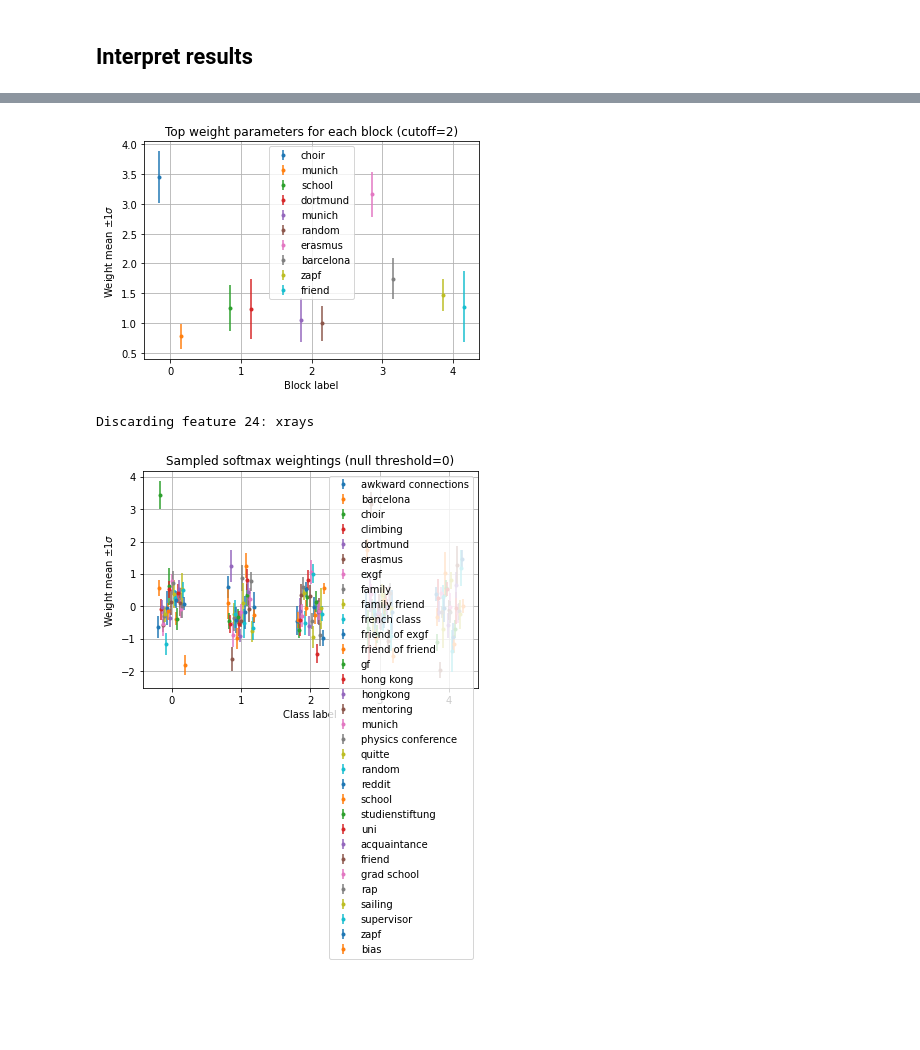
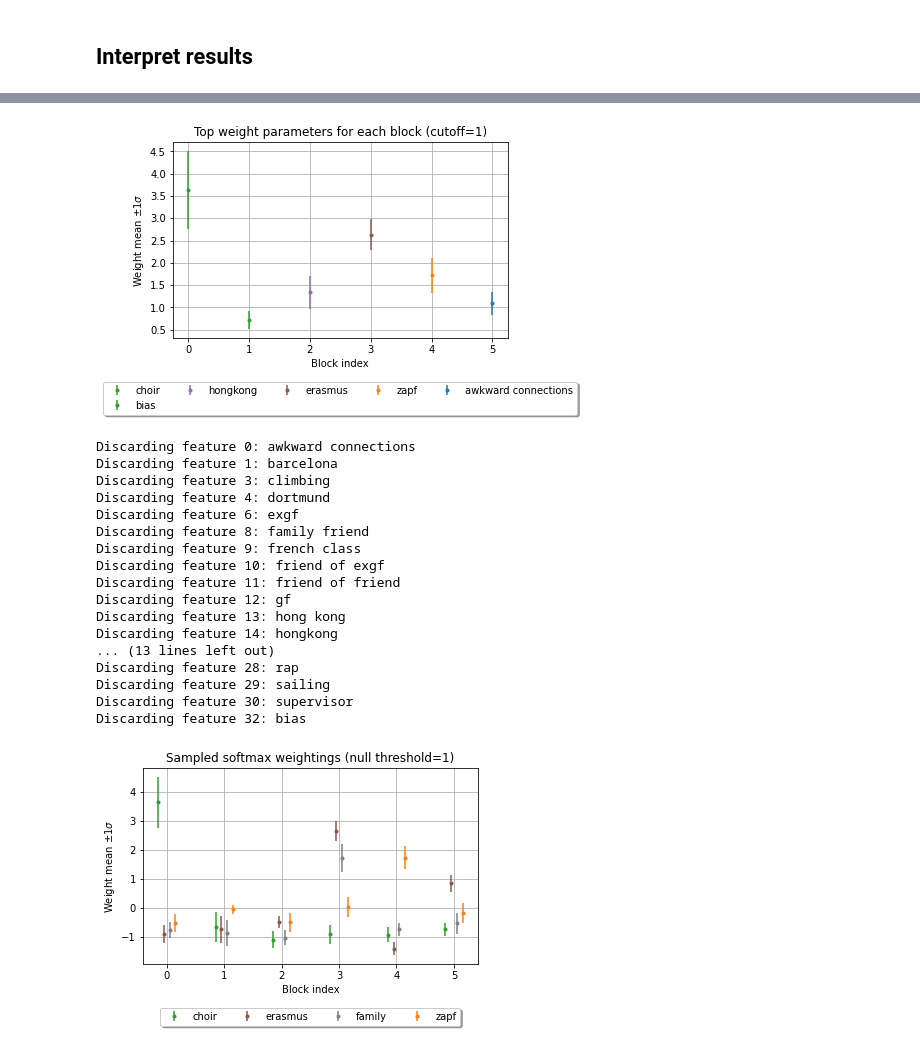
Before and after one commit to LozzaTray/Jormungandr-code, a Jupyter notebook: maier.ipynb, the cells around one changed output, grey strips where cells are left out. Cells and saved outputs as stored; diff of their text form; code cells hidden in the pictures; blank space fills up the shorter version.

Commit message:
Custom legend

```diff
--- a/maier.ipynb
+++ b/maier.ipynb
@@ -63,11 +65,27 @@ classifier.plot_sample_history()
 # %%
 names = list(graph.get_feature_names())
-classifier.plot_block_principal_dims(names, cutoff=2, legend=True)
+classifier.plot_block_principal_dims(names, cutoff=1, legend=True)
 # %% [output]
-[figure, old version]
+[figure, new version]
 # %%
 names = list(graph.get_feature_names())
-classifier.plot_sampled_weights(names, std_dev_multiplier=1, null_space=0, legend=True)
+classifier.plot_sampled_weights(names, std_dev_multiplier=1, null_space=1, legend=True)
 # %% [output]
-Discarding feature 24: xrays
+Discarding feature 0: awkward connections
+Discarding feature 1: barcelona
+Discarding feature 3: climbing
+Discarding feature 4: dortmund
+Discarding feature 6: exgf
+Discarding feature 8: family friend
+Discarding feature 9: french class
+Discarding feature 10: friend of exgf
+Discarding feature 11: friend of friend
+Discarding feature 12: gf
+Discarding feature 13: hong kong
+Discarding feature 14: hongkong
+... (13 lines left out)
+Discarding feature 28: rap
+Discarding feature 29: sailing
+Discarding feature 30: supervisor
+Discarding feature 32: bias
-[figure, old version]
+[figure, new version]
```
Also changed, not shown: parts of 9 cells of this notebook, 5 other files.
